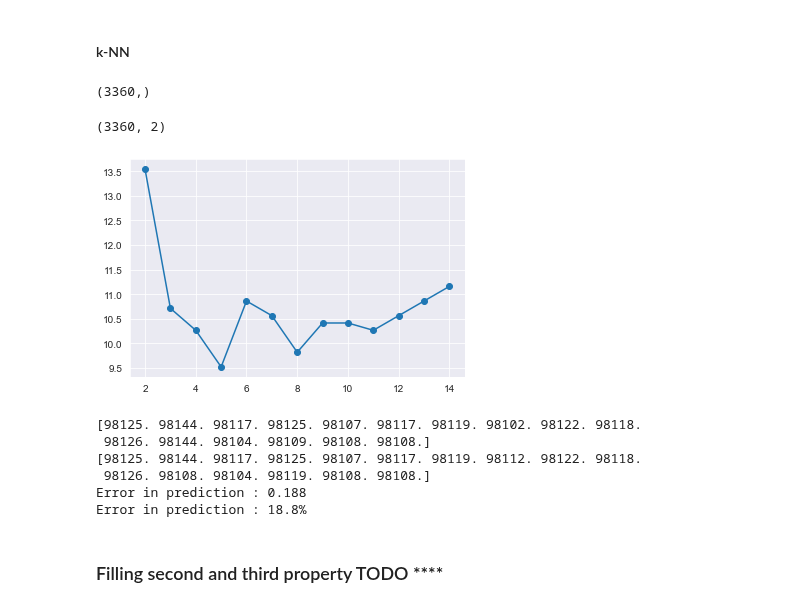
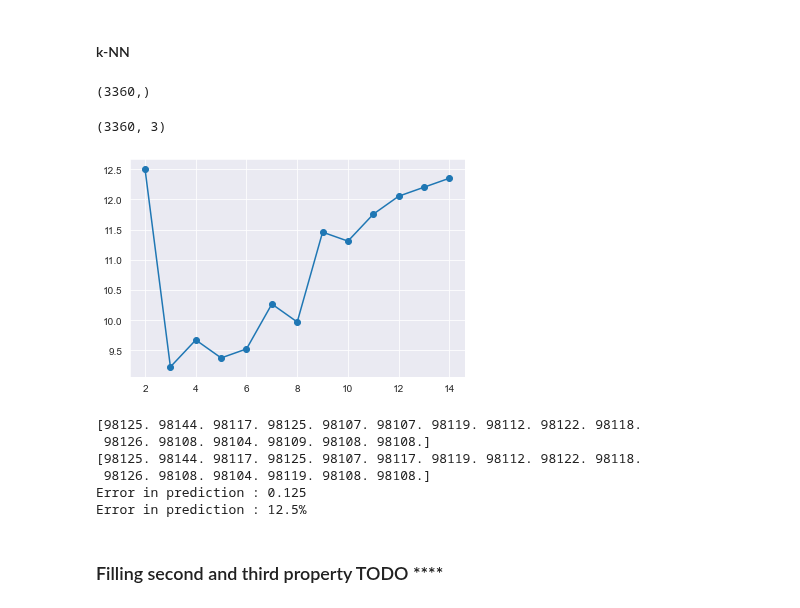
Before and after one commit to oumeima-elgharbi/P4_Data_Science_OpenClassrooms, a Jupyter notebook: P4_01_preprocess.ipynb, the cells around one changed output. Saved outputs shown, nothing was run; the diff lists cells and outputs as text; code cells hidden in the pictures.

Commit message:
let's start cleaning

```diff
--- a/P4_01_preprocess.ipynb
+++ b/P4_01_preprocess.ipynb
@@ -333,7 +333,7 @@ zipcode_not_na = all_data[~all_data["ZipCode"].isna()]
 target = zipcode_not_na["ZipCode"]
 display(target.shape)
 
-X = zipcode_not_na[["Latitude", "Longitude"]]
+X = zipcode_not_na[["Latitude", "Longitude", "CouncilDistrictCode"]]
 display(X.shape)
 
 # 1) Sampling
@@ -342,29 +342,30 @@ from sklearn.model_selection import train_test_split
 X_train, X_test, y_train, y_test = train_test_split(X, target, train_size=0.8)
 # %% [output]
 (3360,)
-(3360, 2)
+(3360, 3)
 # %%
 # 2) k-NN and evaluation
 from sklearn import neighbors
 
 # Loop on several models ! and check for which value of the hyperparameter k we get the least error percentage.
 errors = []
-for k in range(2,15):
+k_start, k_end = 2, 15
+for k in range(k_start, k_end):
     knn = neighbors.KNeighborsClassifier(n_neighbors=k)
     # We "fit" the model to our training data and compute the percentage of correct predictions with "score"
     errors.append(100*(1 - knn.fit(X_train, y_train).score(X_test, y_test)))
-plt.plot(range(2,15), errors, 'o-')
+plt.plot(range(k_start, k_end), errors, 'o-')
 plt.show()
 # %% [output]
-[figure, old version]
+[figure, new version]
 # %%
 # 3) predict !!
 # We use the best classifier to predict
-k = 5
+k = 2
 knn = neighbors.KNeighborsClassifier(n_neighbors=k)
 knn.fit(X_train, y_train)
 
-X_pred = zipcode_na[["Latitude", "Longitude"]] # 16 missing postal code
+X_pred = zipcode_na[["Latitude", "Longitude", "CouncilDistrictCode"]] # 16 missing postal code
 correct_target = np.array(right_zipcode, dtype=np.float64) # 16 correct ZipCodes / dtype so that it won't be int32
 
 y_pred = knn.predict(X_pred)
@@ -374,17 +375,18 @@ print(correct_target)
 # Accuracy of what X_pred predicted (y_pred) and correct_targer
 knn.score(X_pred, correct_target)
 # Accuracy 14/16 = 0.875, means two wrong predictions.
+# Accuracy 15/16 = 0.9375, means one wrong prediction. ;) with CouncilDistrict we get better results ;)
 
 error = 1 - knn.score(X_pred, correct_target)
 print('Error in prediction : %.3f' % error) # .1 means 1 decimal, .2 means 2 decimals
 print('Error in prediction : {:.1%}'.format(error))
 # %% [output]
-[98125. 98144. 98117. 98125. 98107. 98117. 98119. 98102. 98122. 98118.
- 98126. 98144. 98104. 98109. 98108. 98108.]
+[98125. 98144. 98117. 98125. 98107. 98107. 98119. 98112. 98122. 98118.
+ 98126. 98108. 98104. 98109. 98108. 98108.]
 [98125. 98144. 98117. 98125. 98107. 98117. 98119. 98112. 98122. 98118.
  98126. 98108. 98104. 98119. 98108. 98108.]
-Error in prediction : 0.188
-Error in prediction : 18.8%
+Error in prediction : 0.125
+Error in prediction : 12.5%
 # %% [markdown]
 ### Filling second and third property TODO ****
 # %%
```
